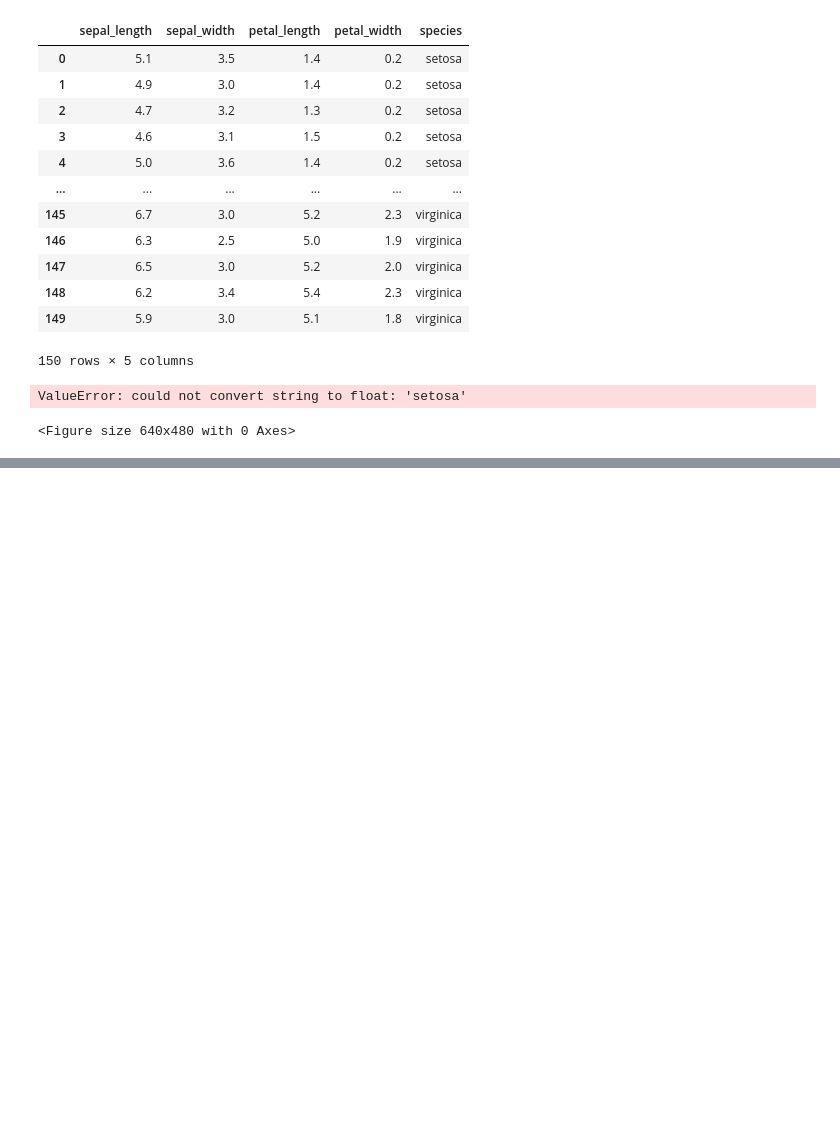
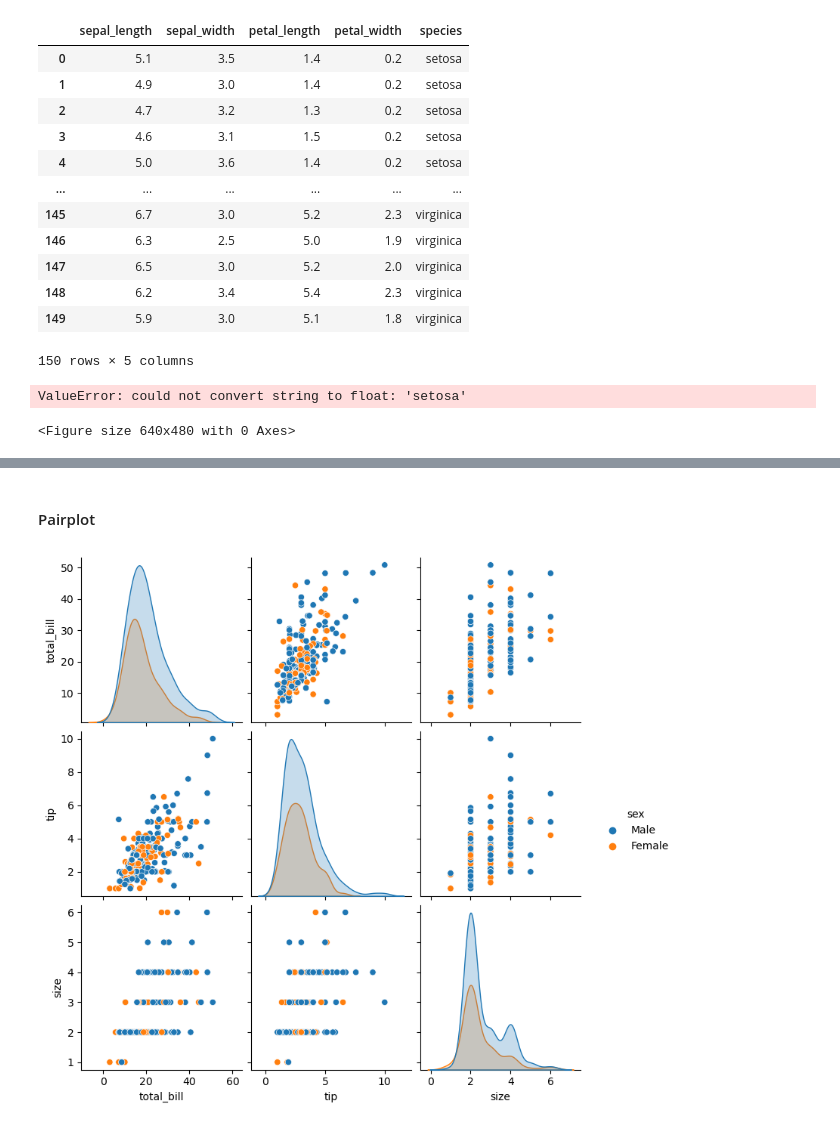
Before and after one commit to mohamedabdallah82/AI, a Jupyter notebook: Task9/Data Visualization.ipynb, the cells around one changed output, grey strips where cells are left out. Cells and saved outputs as stored; diff of their text form; code cells hidden in the pictures; blank space fills up the shorter version.

```diff
--- a/Task9/Data Visualization.ipynb
+++ b/Task9/Data Visualization.ipynb
@@ -439,0 +466,7 @@ ValueError: could not convert string to float: 'setosa'
+# %% [markdown]
+#### Pairplot
+# %%
+sns.pairplot(tips, hue='sex')
+plt.show()
+# %% [output]
+[figure, added]
```
Also changed, not shown: parts of 22 cells of this notebook.
